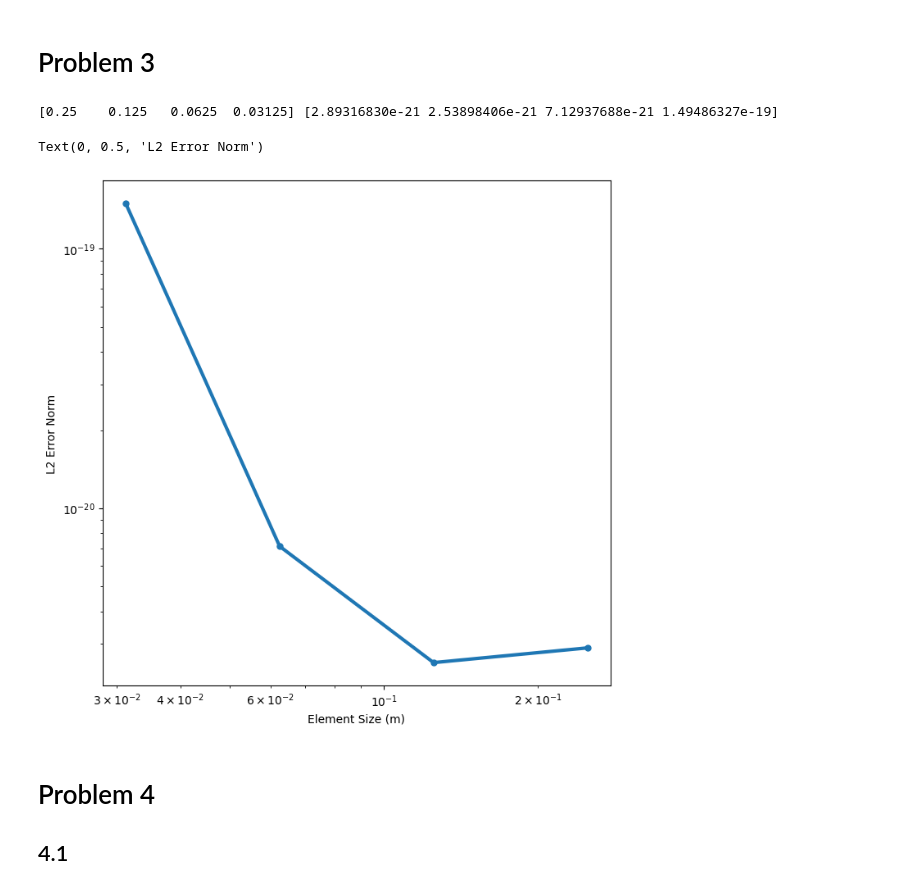
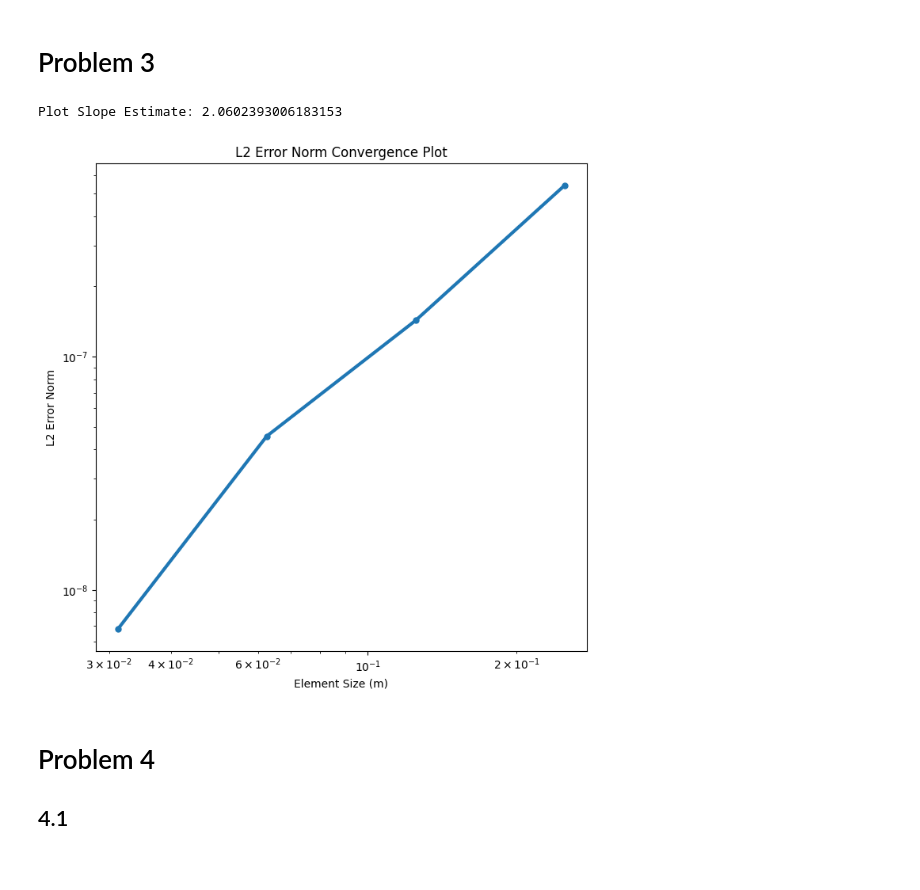
Before and after one commit to Ali-7800/ME471, a Jupyter notebook: projects/project_1.ipynb, the cells around one changed output. Saved outputs shown, nothing was run; the diff lists cells and outputs as text; code cells hidden in the pictures.

```diff
--- a/projects/project_1.ipynb
+++ b/projects/project_1.ipynb
@@ -107,7 +107,9 @@ class Fixed1DRodFEA:
     plt.plot(node_positions[i:i+2],np.array([stress_value,stress_value])*1e-6,"-r",linewidth=3,label="FEA Solution",marker="o") #to get the legend label
 
   def compute_L2_norm(self,node_positions:np.ndarray,u_FEA:np.ndarray,u_analytical:callable):
-    return (sp.integrate.simpson(x = node_positions,y=(u_FEA-u_analytical(node_positions))**2))**0.5
+    u_FEA_linear_interp = lambda x: np.interp(x, node_positions, u_FEA)
+    # return (sp.integrate.simpson(x = node_positions,y=(u_FEA-u_analytical(node_positions))**2))**0.5
+    return (sp.integrate.quad(lambda x: (u_FEA_linear_interp(x)-u_analytical(x))**2, 0, self.length)[0])**0.5
 
   def compute_strain_energy(self,node_positons,stress,strain):
     return sp.integrate.simpson(x = node_positons[:-1],y=(0.5*stress*strain*node_positions[:-1]))
@@ -157,14 +158,15 @@ for N in meshes:
 # Problem 3
 # %%
 plt.figure(figsize=(8, 8))
-print(L/np.array(meshes),np.array(L2_norms))
 plt.loglog(L/np.array(meshes),np.array(L2_norms),linewidth=3,marker=".",markersize=10)
 plt.xlabel("Element Size (m)")
 plt.ylabel("L2 Error Norm")
+plt.title("L2 Error Norm Convergence Plot")
+m, b = np.polyfit(np.log(L/np.array(meshes)), np.log(np.array(L2_norms)), 1)
+print("Plot Slope Estimate:",m)
 # %% [output]
-[0.25    0.125   0.0625  0.03125] [2.89316830e-21 2.53898406e-21 7.12937688e-21 1.49486327e-19]
+Plot Slope Estimate: 2.0602393006183153
-Text(0, 0.5, 'L2 Error Norm')
-[figure, old version]
+[figure, new version]
 # %% [markdown]
 # Problem 4
 ## 4.1
```
Also changed, not shown: parts of 3 cells of this notebook.
